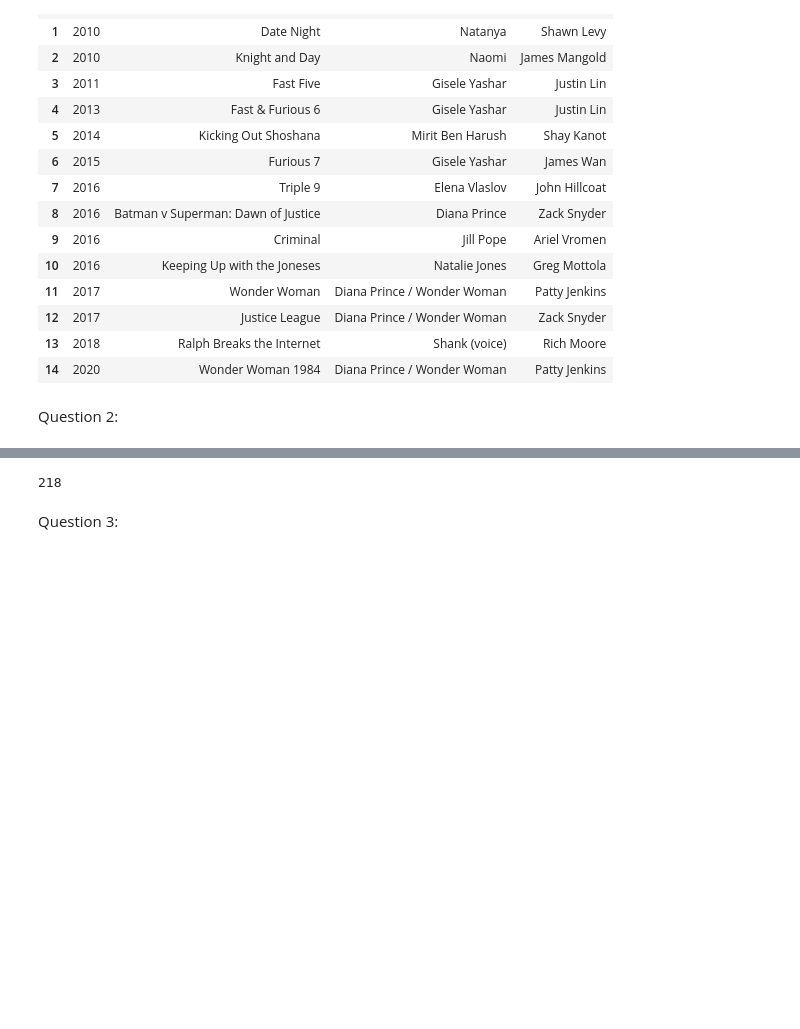
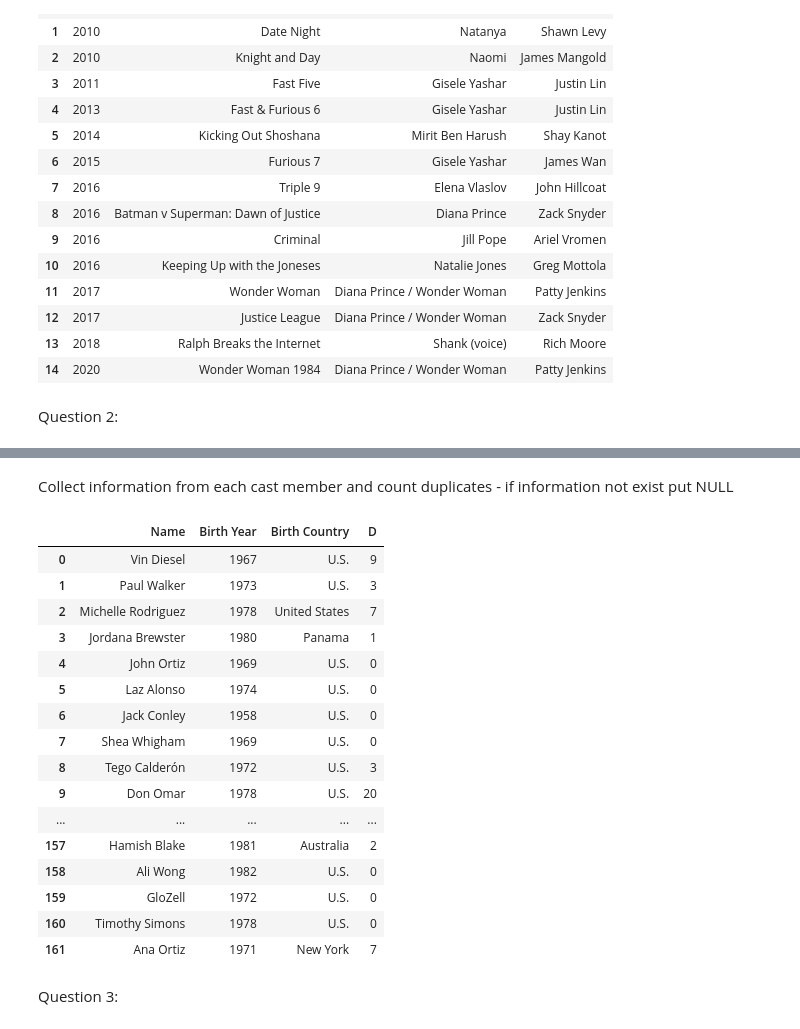
Before and after one commit to nogahm/WebScraping, a Jupyter notebook: WebScrapping/HW1.ipynb, the cells around one changed output, grey strips where cells are left out. Cells and saved outputs as stored; diff of their text form; code cells hidden in the pictures; blank space fills up the shorter version.

```diff
--- a/WebScrapping/HW1.ipynb
+++ b/WebScrapping/HW1.ipynb
@@ -120,32 +132,30 @@ Question 2:
 # %%
-#find all cast
-castLinks=[]
-#collect all cast members links
+# find all cast
+castLinks = []
+# collect all cast members links
 for link in moviesLinks:
-    moviePage = urlopen("https://en.wikipedia.org"+link)
+    moviePage = urllib.request.urlopen("https://en.wikipedia.org" + link)
     movieSoup = BeautifulSoup(moviePage, "lxml")
-    if(movieSoup.find(id="Cast")):
-        cast=(movieSoup.find(id="Cast").parent).find_next('ul')
-    if(movieSoup.find(id="Voice_cast")):
-        cast=(movieSoup.find(id="Voice_cast").parent).find_next('ul')
+    if (movieSoup.find(id="Cast")):
+        cast = (movieSoup.find(id="Cast").parent).find_next('ul')
+    if (movieSoup.find(id="Voice_cast")):
+        cast = (movieSoup.find(id="Voice_cast").parent).find_next('ul')
     lines = cast.find_all('li')
-    #cast members in different ul
-    uls=False
-    while (len(lines)==1) and  (cast.find_next('ul')):
-        uls=True
+    # cast members in different ul
+    uls = False
+    while (len(lines) == 1) and (cast.find_next('ul')):
+        uls = True
         for line in lines:
             a = line.find_all('a')
-            if len(a)>0:
+            if len(a) > 0:
                 castLinks.append(a[0].get('href'))
-        cast=cast.find_next('ul')
+        cast = cast.find_next('ul')
         lines = cast.find_all('li')
-    #regular
-    if uls==False:
+    # all cast members in the same ul
+    if uls == False:
         for line in lines:
             a = line.find_all('a')
-            if len(a)>0:
+            if len(a) > 0:
                 castLinks.append(a[0].get('href'))
-# print(castLinks)
-print(len(castLinks))
-# %% [output]
-218
+# %% [markdown]
+Collect information from each cast member and count duplicates - if information not exist put NULL
@@ -152,2 +261,28 @@ print(len(castLinks))
+# %%
+# create dataframe
+df2 = pd.DataFrame()
+df2['Name'] = A
+df2['Birth Year'] = B
+df2['Birth Country'] = C
+df2['D']=D
+df2
+# %% [output]
+|  | Name | Birth Year | Birth Country | D |
+| 0 | Vin Diesel | 1967 | U.S. | 9 |
+| 1 | Paul Walker | 1973 | U.S. | 3 |
+| 2 | Michelle Rodriguez | 1978 | United States | 7 |
+| 3 | Jordana Brewster | 1980 | Panama | 1 |
+| 4 | John Ortiz | 1969 | U.S. | 0 |
+| 5 | Laz Alonso | 1974 | U.S. | 0 |
+| 6 | Jack Conley | 1958 | U.S. | 0 |
+| 7 | Shea Whigham | 1969 | U.S. | 0 |
+| 8 | Tego Calderón | 1972 | U.S. | 3 |
+| 9 | Don Omar | 1978 | U.S. | 20 |
+| ... | ... | ... | ... | ... |
+| 157 | Hamish Blake | 1981 | Australia | 2 |
+| 158 | Ali Wong | 1982 | U.S. | 0 |
+| 159 | GloZell | 1972 | U.S. | 0 |
+| 160 | Timothy Simons | 1978 | U.S. | 0 |
+| 161 | Ana Ortiz | 1971 | New York | 7 |
 # %% [markdown]
 Question 3:
```
Also changed, not shown: parts of 11 cells of this notebook, 1 other file.
